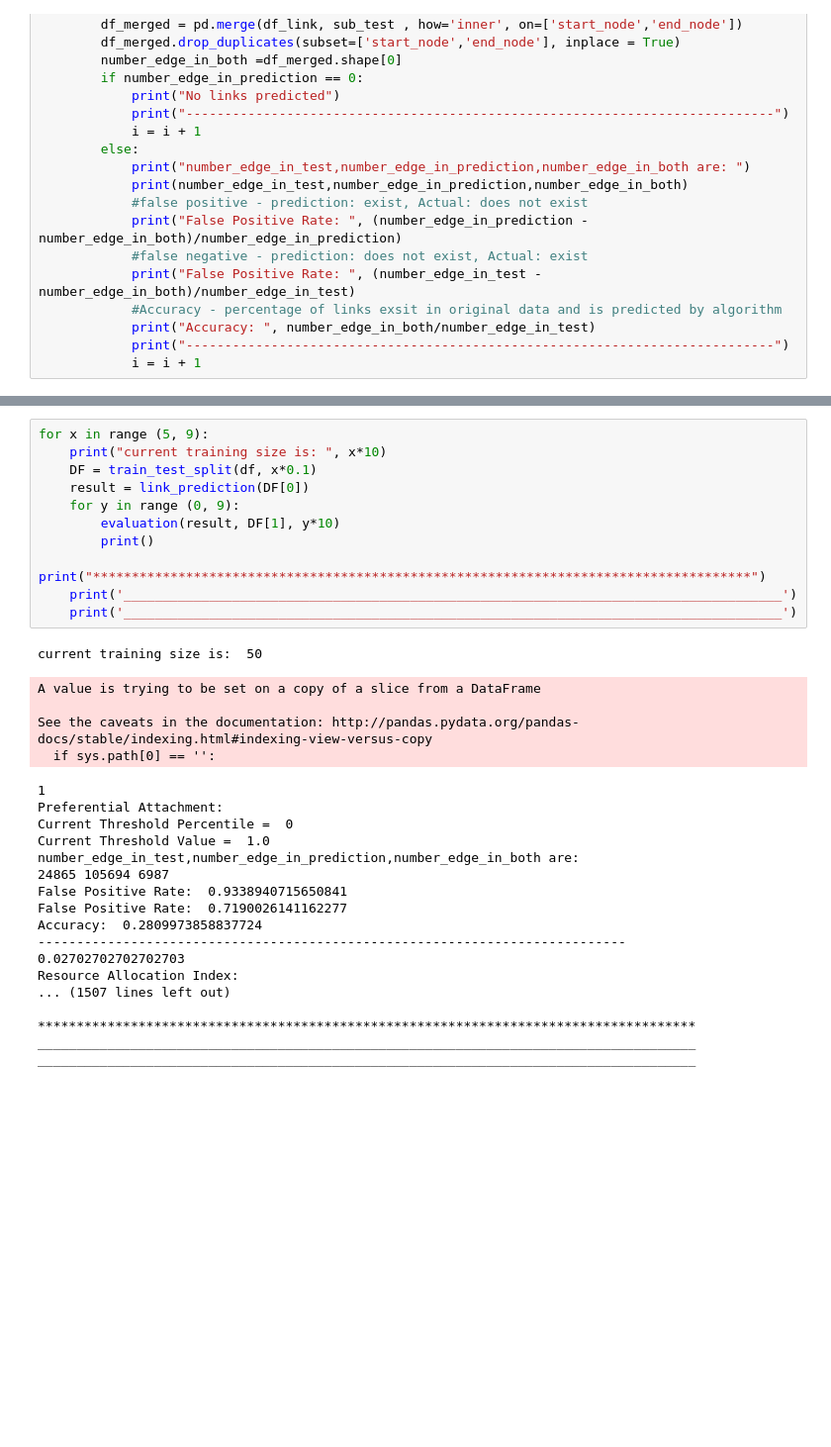
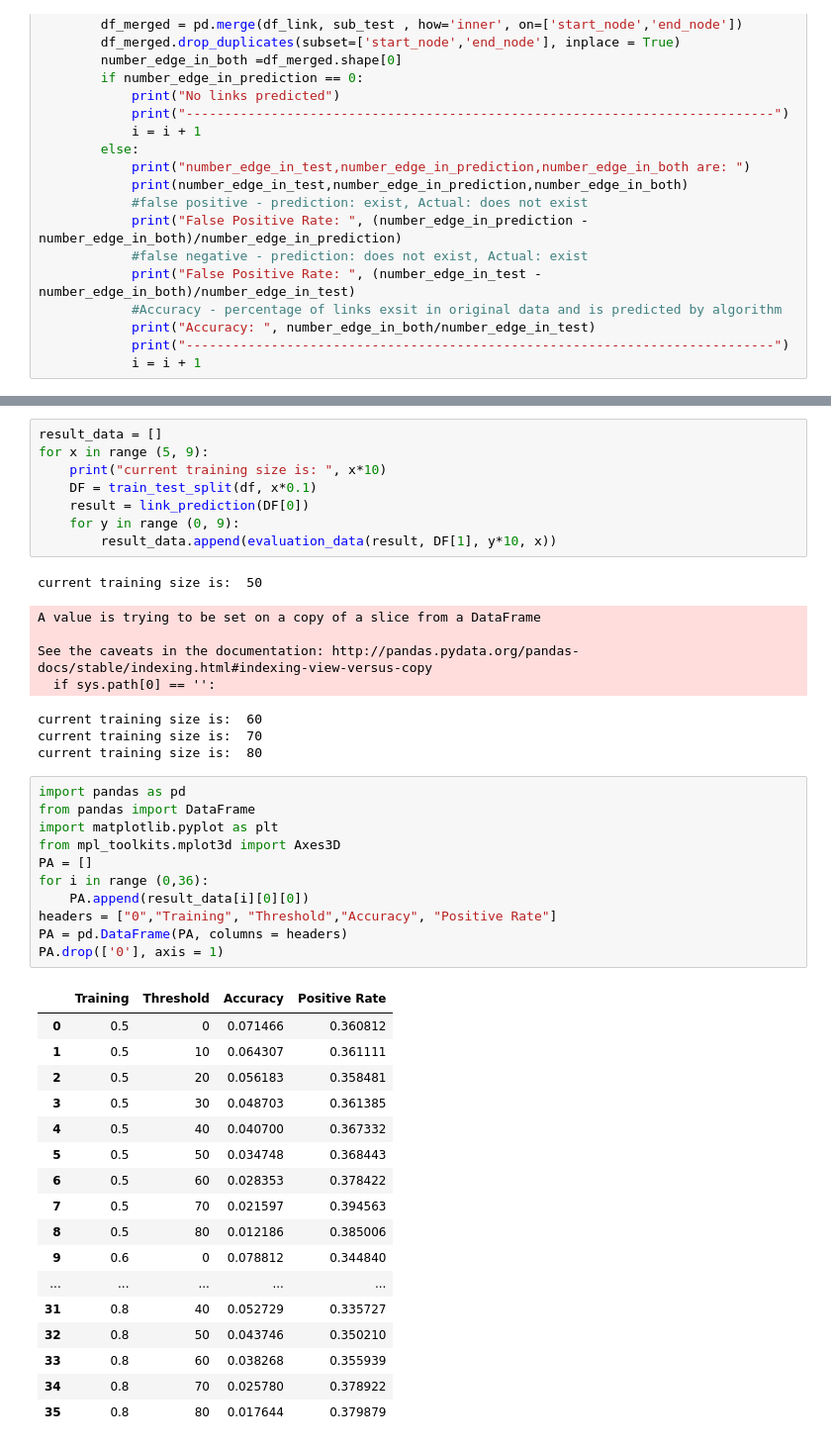
Before and after one commit to itavares/Temporal-Link-Prediction-and-Community-Detection, a Jupyter notebook: Link_Prediction.ipynb, the cells around one changed output, grey strips where cells are left out. Shown at 99% size. Saved outputs shown, nothing was run; the diff lists cells and outputs as text; blank space fills up the shorter version.

```diff
--- a/Link_Prediction.ipynb
+++ b/Link_Prediction.ipynb
@@ -158,34 +197,46 @@ def evaluation(link_list, sub_test, percentile):
 # %%
+result_data = []
 for x in range (5, 9):
     print("current training size is: ", x*10)
     DF = train_test_split(df, x*0.1)
     result = link_prediction(DF[0])
     for y in range (0, 9):
-        evaluation(result, DF[1], y*10)
-        print()
-        print("*************************************************************************************")
-    print('_____________________________________________________________________________________')
-    print('_____________________________________________________________________________________')
+        result_data.append(evaluation_data(result, DF[1], y*10, x))
 # %% [output]
 current training size is:  50
 A value is trying to be set on a copy of a slice from a DataFrame
 
 See the caveats in the documentation: http://pandas.pydata.org/pandas-docs/stable/indexing.html#indexing-view-versus-copy
   if sys.path[0] == '':
-1
-Preferential Attachment:
-Current Threshold Percentile =  0
-Current Threshold Value =  1.0
-number_edge_in_test,number_edge_in_prediction,number_edge_in_both are:
-24865 105694 6987
-False Positive Rate:  0.9338940715650841
-False Positive Rate:  0.7190026141162277
-Accuracy:  0.2809973858837724
-----------------------------------------------------------------------------
-0.02702702702702703
-Resource Allocation Index:
-... (1507 lines left out)
-
-*************************************************************************************
-_____________________________________________________________________________________
-_____________________________________________________________________________________
+current training size is:  60
+current training size is:  70
+current training size is:  80
+# %%
+import pandas as pd
+from pandas import DataFrame
+import matplotlib.pyplot as plt
+from mpl_toolkits.mplot3d import Axes3D
+PA = []
+for i in range (0,36):
+    PA.append(result_data[i][0][0])
+headers = ["0","Training", "Threshold","Accuracy", "Positive Rate"]
+PA = pd.DataFrame(PA, columns = headers)
+PA.drop(['0'], axis = 1)
+# %% [output]
+|  | Training | Threshold | Accuracy | Positive Rate |
+| 0 | 0.5 | 0 | 0.071466 | 0.360812 |
+| 1 | 0.5 | 10 | 0.064307 | 0.361111 |
+| 2 | 0.5 | 20 | 0.056183 | 0.358481 |
+| 3 | 0.5 | 30 | 0.048703 | 0.361385 |
+| 4 | 0.5 | 40 | 0.040700 | 0.367332 |
+| 5 | 0.5 | 50 | 0.034748 | 0.368443 |
+| 6 | 0.5 | 60 | 0.028353 | 0.378422 |
+| 7 | 0.5 | 70 | 0.021597 | 0.394563 |
+| 8 | 0.5 | 80 | 0.012186 | 0.385006 |
+| 9 | 0.6 | 0 | 0.078812 | 0.344840 |
+| ... | ... | ... | ... | ... |
+| 31 | 0.8 | 40 | 0.052729 | 0.335727 |
+| 32 | 0.8 | 50 | 0.043746 | 0.350210 |
+| 33 | 0.8 | 60 | 0.038268 | 0.355939 |
+| 34 | 0.8 | 70 | 0.025780 | 0.378922 |
+| 35 | 0.8 | 80 | 0.017644 | 0.379879 |
```
Also changed, not shown: parts of 3 cells of this notebook.
